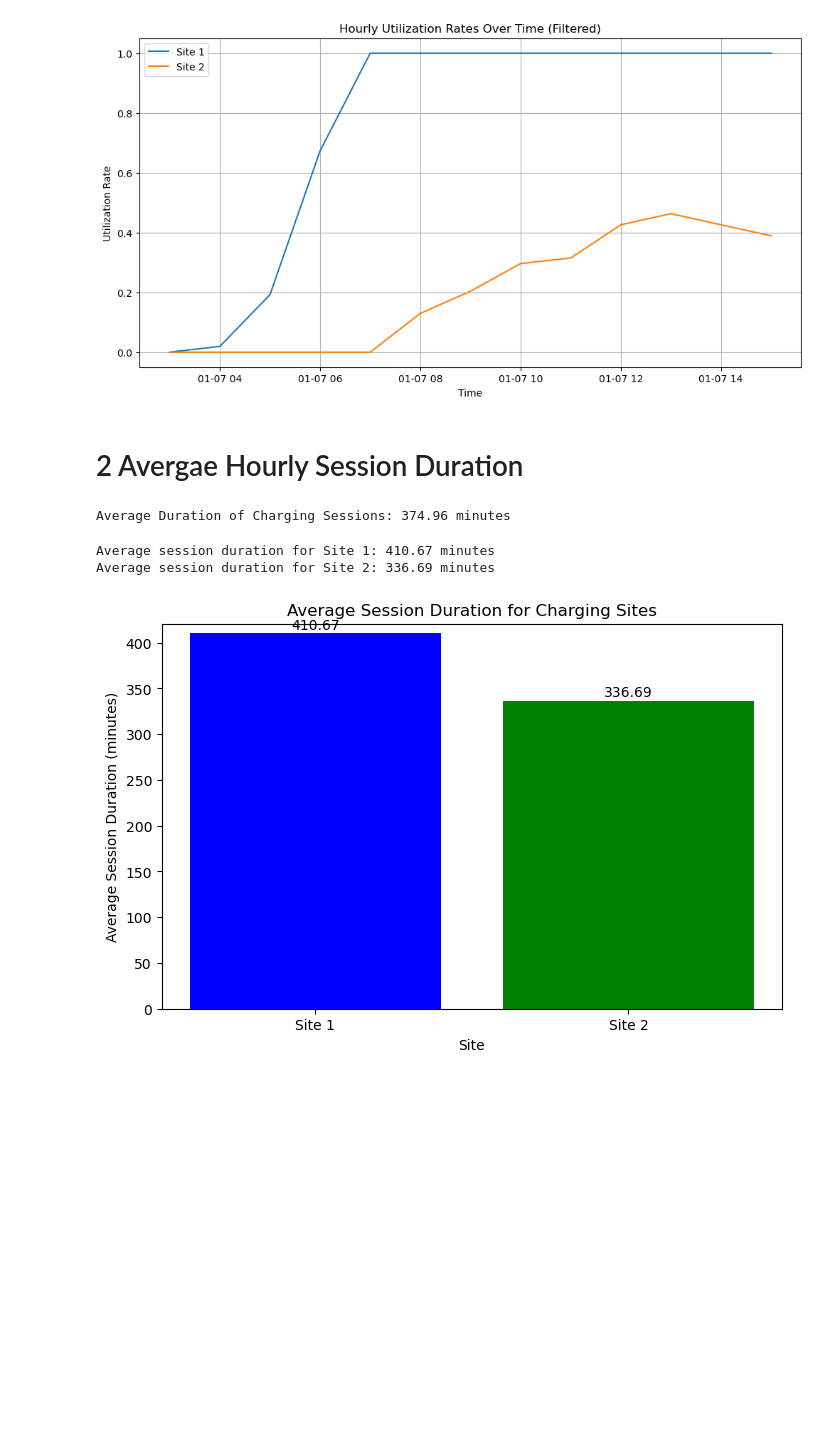
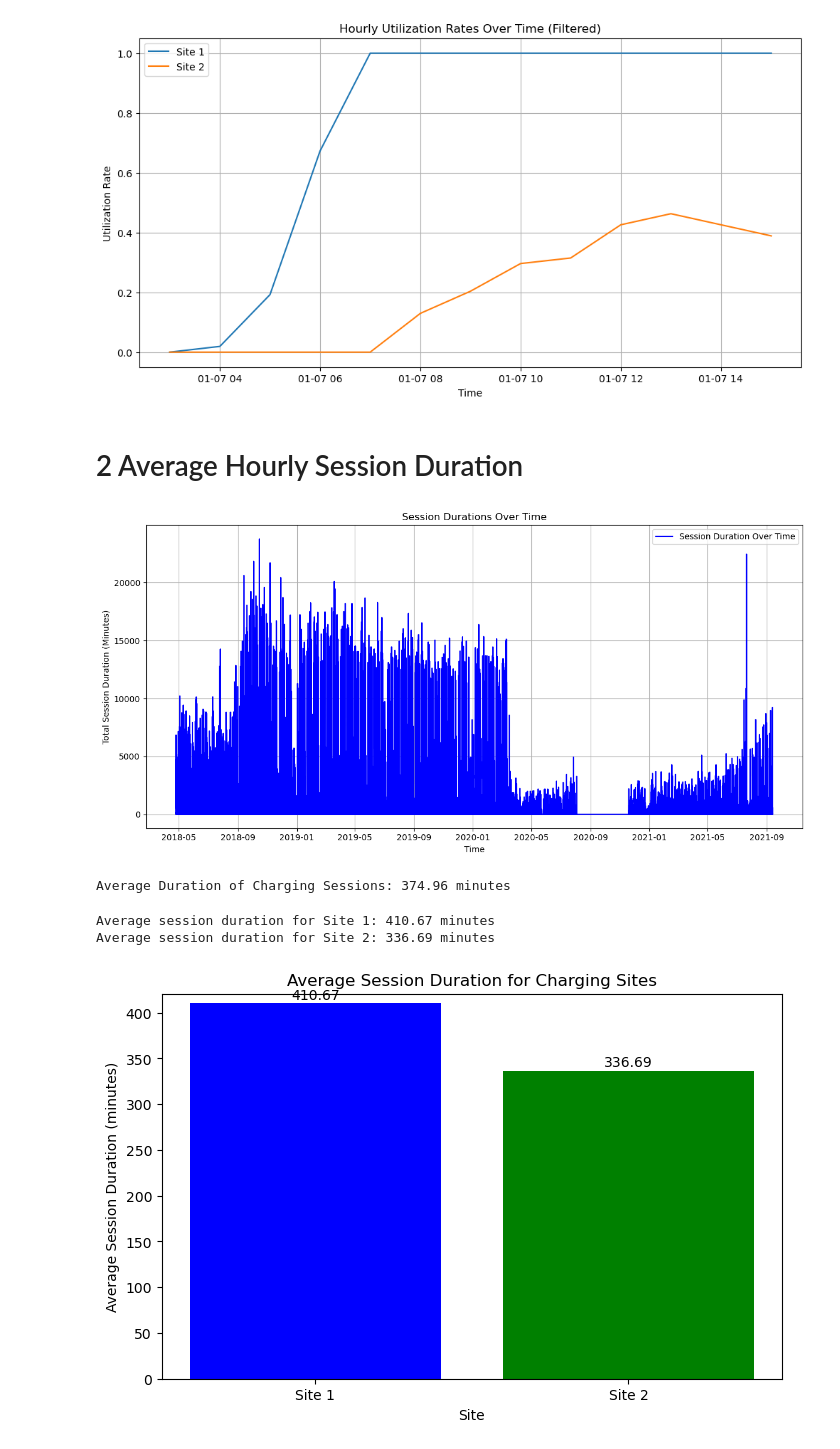
Before and after one commit to JanRkck/AA24, a Jupyter notebook: Task2b.ipynb, the cells around one changed output. Saved outputs shown, nothing was run; the diff lists cells and outputs as text; code cells hidden in the pictures; blank space fills up the shorter version.

```diff
--- a/Task2b.ipynb
+++ b/Task2b.ipynb
@@ -49,7 +51,7 @@ df_ev['doneChargingTime'] = df_ev['doneChargingTime'].dt.tz_convert('America/Los
 # df_ev['doneChargingTime'] = df_ev['doneChargingTime'].str.replace(r'(-08:00)|(-07:00)', '', regex=True)
 
 # df_ev['sessionID'] = df_ev['sessionID'].astype('string')
-df_ev['siteID'] = df_ev['siteID'].astype('string')
+#df_ev['siteID'] = df_ev['siteID'].astype('string')
 # df_ev['spaceID'] = df_ev['spaceID'].astype('string')
 # df_ev['stationID'] = df_ev['stationID'].astype('string')
 # df_ev['timezone'] = df_ev['timezone'].astype('string')
@@ -213,7 +215,35 @@ plt.show()
 # %% [output]
 [figure]
 # %% [markdown]
-# 2 Avergae Hourly Session Duration
+# 2 Average Hourly Session Duration
+# %%
+# Convert connectionTime and disconnectTime to datetime
+df_ev['connectionTime'] = pd.to_datetime(df_ev['connectionTime'])
+df_ev['disconnectTime'] = pd.to_datetime(df_ev['disconnectTime'])
+
+# Calculate session duration in minutes
+df_ev['sessionDuration'] = (df_ev['disconnectTime'] - df_ev['connectionTime']).dt.total_seconds() / 60
+
+# Group data by hour and sum session durations
+session_duration_over_time = df_ev.resample('H', on='connectionTime')['sessionDuration'].sum().reset_index()
+
+# Plot session durations over time
+plt.figure(figsize=(12, 6))
+plt.plot(
+    session_duration_over_time['connectionTime'],
+    session_duration_over_time['sessionDuration'],
+    label='Session Duration Over Time',
+    color='blue'
+)
+plt.title('Session Durations Over Time')
+plt.xlabel('Time')
+plt.ylabel('Total Session Duration (Minutes)')
+plt.grid()
+plt.legend()
+plt.tight_layout()
+plt.show()
+# %% [output]
+[figure, added]
 # %%
 df_ev['session_duration'] = (df_ev['disconnectTime'] - df_ev['connectionTime']).dt.total_seconds() / 60.0
 
@@ -224,20 +254,7 @@ print(f"Average Duration of Charging Sessions: {average_duration:.2f} minutes")
 Average Duration of Charging Sessions: 374.96 minutes
 # %%
 def calculate_average_session_duration(site_id, df_ev):
-    """
-    Calculate the average session duration for a given charging site.
 
-    Parameters:
-        site_id (int or str): The ID of the charging site to analyze.
-        data (pd.DataFrame): DataFrame containing charging session data with columns:
-            - 'siteID': Site ID
-            - 'connectionTime': Start time of the charging session (datetime)
-            - 'disconnectTime': End time of the charging session (datetime)
-
-    Returns:
-        float: The average session duration for the given site in minutes.
-    """
-    site_id = str(site_id)  # Convert site_id to string
     # Filter data for the given siteID
     site_data = df_ev[df_ev['siteID'] == site_id].copy()
 
@@ -252,15 +269,14 @@ def calculate_average_session_duration(site_id, df_ev):
     avg_session_duration = site_data['sessionDuration'].mean()
 
     return avg_session_duration
-
-# Example usage:
-avg_duration_site1 = calculate_average_session_duration(1, df_ev)
-avg_duration_site2 = calculate_average_session_duration(2, df_ev)
-
-print(f"Average session duration for Site 1: {avg_duration_site1:.2f} minutes")
-print(f"Average session duration for Site 2: {avg_duration_site2:.2f} minutes")
-# %% [output]
-Average session duration for Site 1: 410.67 minutes
-Average session duration for Site 2: 336.69 minutes
+# %%
+avg_duration_site1 = calculate_average_session_duration(1, df_ev)
+avg_duration_site2 = calculate_average_session_duration(2, df_ev)
+
+print(f"Average session duration for Site 1: {avg_duration_site1:.2f} minutes")
+print(f"Average session duration for Site 2: {avg_duration_site2:.2f} minutes")
+# %% [output]
+Average session duration for Site 1: 410.67 minutes
+Average session duration for Site 2: 336.69 minutes
 # %%
 def plot_avg_session_duration(avg_durations, sites):
```
Also changed, not shown: parts of 12 cells of this notebook, 2 other files.
